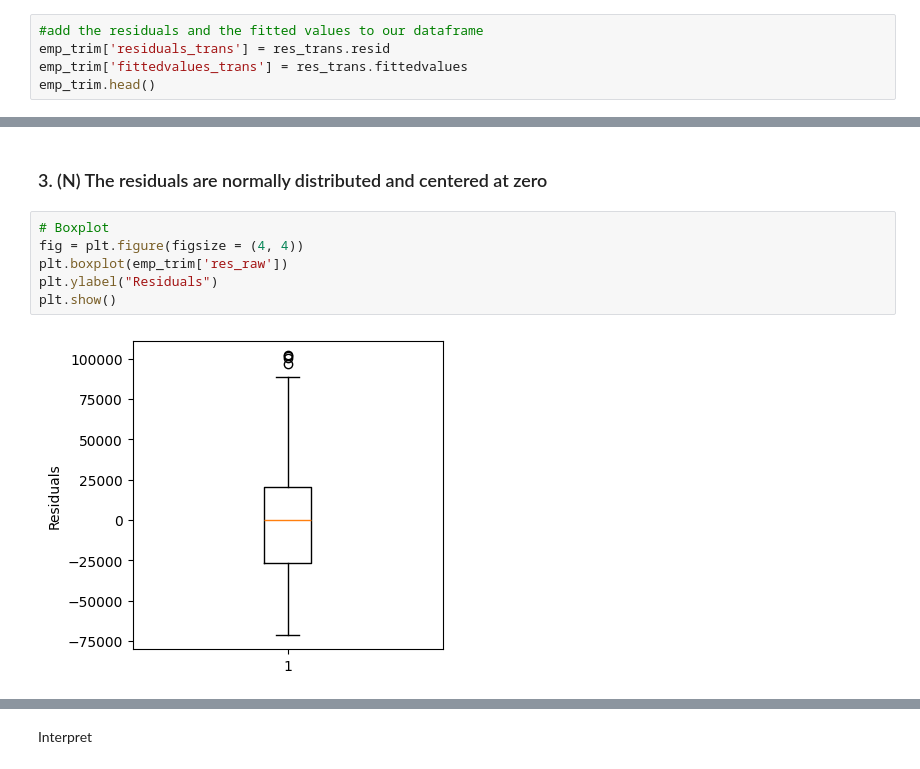
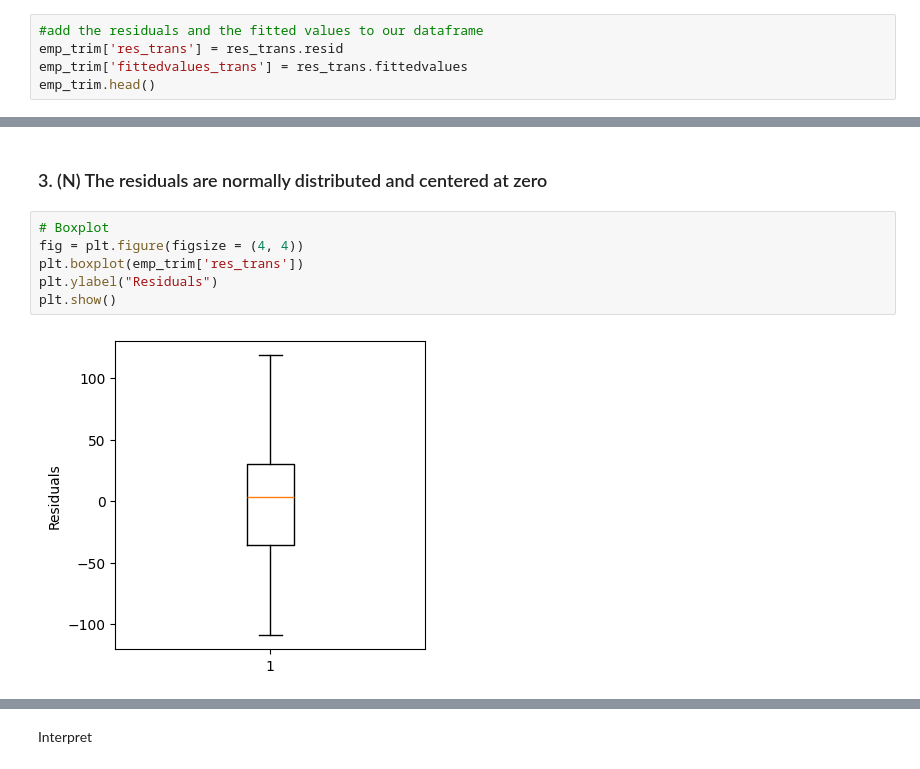
Before and after one commit to ksbuffaloe/Data-5600, a Jupyter notebook: 01_project/SCRIPTS/tech_employee_salary.ipynb, the cells around one changed output, grey strips where cells are left out. Saved outputs shown, nothing was run; the diff lists cells and outputs as text.

```diff
--- a/01_project/SCRIPTS/tech_employee_salary.ipynb
+++ b/01_project/SCRIPTS/tech_employee_salary.ipynb
@@ -433,7 +433,7 @@ Notes:
 [1] Standard Errors assume that the covariance matrix of the errors is correctly specified.
 # %%
 #add the residuals and the fitted values to our dataframe
-emp_trim['residuals_trans'] = res_trans.resid
+emp_trim['res_trans'] = res_trans.resid
 emp_trim['fittedvalues_trans'] = res_trans.fittedvalues
 emp_trim.head()
 # %% [output]
@@ -504,11 +505,11 @@ Interpret
 # %%
 # Boxplot
 fig = plt.figure(figsize = (4, 4))
-plt.boxplot(emp_trim['res_raw'])
+plt.boxplot(emp_trim['res_trans'])
 plt.ylabel("Residuals")
 plt.show()
 # %% [output]
-[figure, old version]
+[figure, new version]
 # %%
 # Histogram
 fig = plt.figure(figsize = (4, 4))
```
Also changed, not shown: parts of 13 cells of this notebook.
